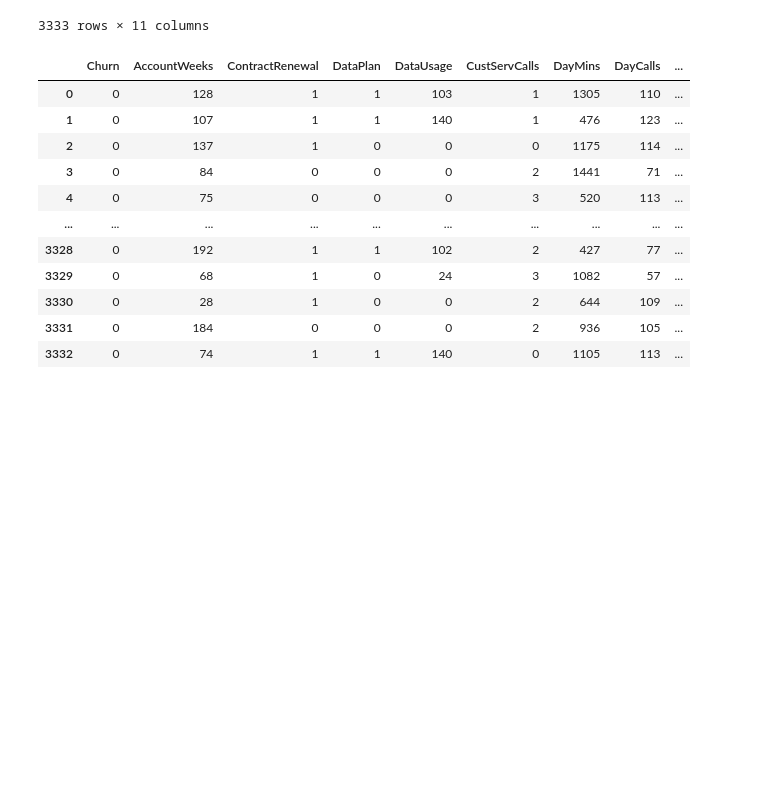
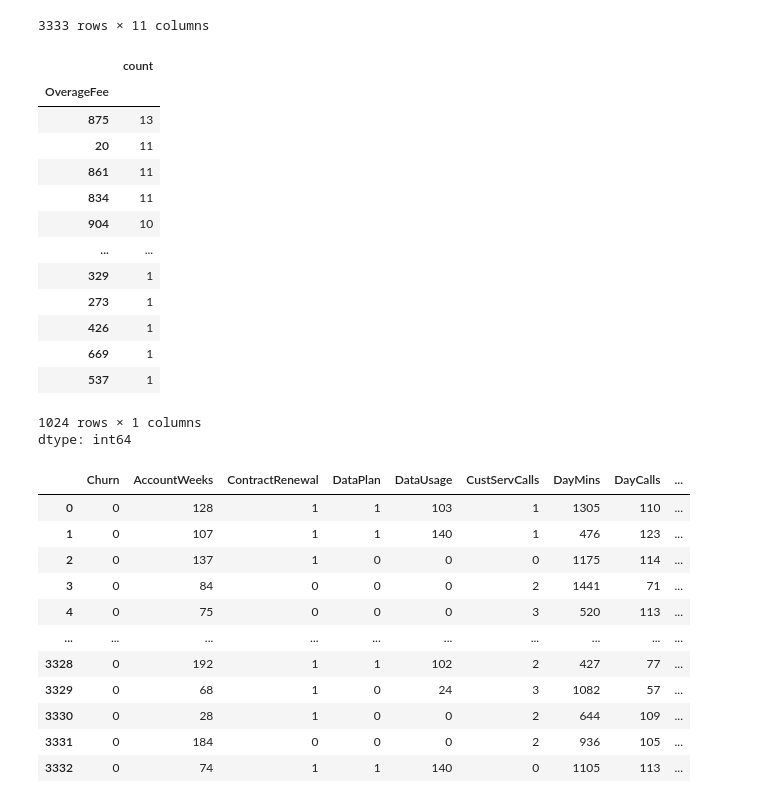
Before and after one commit to ZohaAsghar/Customer-Churn, a Jupyter notebook: customer_churn.ipynb, the cells around one changed output. Drawn from its saved outputs; the diff is of its cells as text; code cells hidden in the pictures; blank space fills up the shorter version.

```diff
--- a/customer_churn.ipynb
+++ b/customer_churn.ipynb
@@ -184,6 +238,24 @@ df
 | 3331 | 0 | 184 | 0 | 0 | 0 | 2 | 936 | 105 | ... |
 | 3332 | 0 | 74 | 1 | 1 | 140 | 0 | 1105 | 113 | ... |
 3333 rows × 11 columns
+# %%
+df["OverageFee"].value_counts()
+# %% [output]
+|  | count |
+| OverageFee |  |
+| 875 | 13 |
+| 20 | 11 |
+| 861 | 11 |
+| 834 | 11 |
+| 904 | 10 |
+| ... | ... |
+| 329 | 1 |
+| 273 | 1 |
+| 426 | 1 |
+| 669 | 1 |
+| 537 | 1 |
+1024 rows × 1 columns
+dtype: int64
 # %%
 df["OverageFee"]=df["OverageFee"].astype(str)
 df["OverageFee"]=coder.fit_transform(df["OverageFee"])
```
Also changed, not shown: parts of 7 cells of this notebook.
